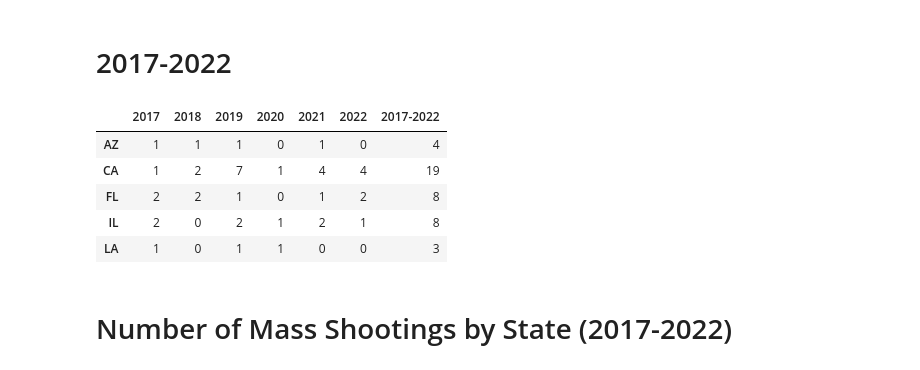
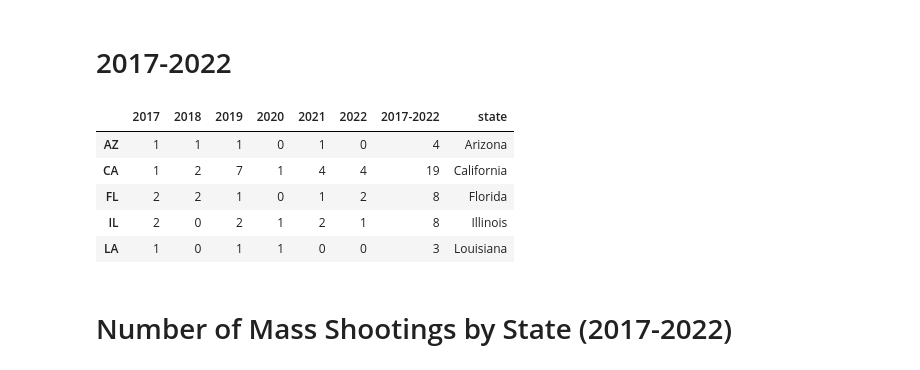
Before and after one commit to annednguyen00/CSC-698, a Jupyter notebook: 3. Dashboard/code/dashboard.ipynb, the cells around one changed output. Cells and saved outputs as stored; diff of their text form; code cells hidden in the pictures.

```diff
--- a/3. Dashboard/code/dashboard.ipynb
+++ b/3. Dashboard/code/dashboard.ipynb
@@ -189,15 +191,74 @@ dtype: int64
 # %%
 state_incidents = pd.concat([state_incidents_2017, state_incidents_2018, state_incidents_2019,
                              state_incidents_2020, state_incidents_2021, state_incidents_2022], axis=1)
 state_incidents['2017-2022'] = state_incidents.sum(axis=1)
+
+state_abbrev1 = {'AK': 'Alaska',
+                 'AL': 'Alabama',
+                 'AR': 'Arkansas',
+                 'AS': 'American Samoa',
+                 'AZ': 'Arizona',
+                 'CA': 'California',
+                 'CO': 'Colorado',
+                 'CT': 'Connecticut',
+                 'DC': 'District of Columbia',
+                 'DE': 'Delaware',
+                 'FL': 'Florida',
+                 'GA': 'Georgia',
+                 'GU': 'Guam',
+                 'HI': 'Hawaii',
+                 'IA': 'Iowa',
+                 'ID': 'Idaho',
+                 'IL': 'Illinois',
+                 'IN': 'Indiana',
+                 'KS': 'Kansas',
+                 'KY': 'Kentucky',
+                 'LA': 'Louisiana',
+                 'MA': 'Massachusetts',
+                 'MD': 'Maryland',
+                 'ME': 'Maine',
+                 'MI': 'Michigan',
+                 'MN': 'Minnesota',
+                 'MO': 'Missouri',
+                 'MP': 'Northern Mariana Islands',
+                 'MS': 'Mississippi',
+                 'MT': 'Montana',
+                 'NC': 'North Carolina',
+                 'ND': 'North Dakota',
+                 'NE': 'Nebraska',
+                 'NH': 'New Hampshire',
+                 'NJ': 'New Jersey',
+                 'NM': 'New Mexico',
+                 'NV': 'Nevada',
+                 'NY': 'New York',
+                 'OH': 'Ohio',
+                 'OK': 'Oklahoma',
+                 'OR': 'Oregon',
+                 'PA': 'Pennsylvania',
+                 'PR': 'Puerto Rico',
+                 'RI': 'Rhode Island',
+                 'SC': 'South Carolina',
+                 'SD': 'South Dakota',
+                 'TN': 'Tennessee',
+                 'TX': 'Texas',
+                 'UT': 'Utah',
+                 'VA': 'Virginia',
+                 'VI': 'Virgin Islands',
+                 'VT': 'Vermont',
+                 'WA': 'Washington',
+                 'WI': 'Wisconsin',
+                 'WV': 'West Virginia',
+                 'WY': 'Wyoming'}
+
+state_incidents['state'] = state_incidents.index.map(state_abbrev1)
 state_incidents.head()
 # %% [output]
-|  | 2017 | 2018 | 2019 | 2020 | 2021 | 2022 | 2017-2022 |
-| AZ | 1 | 1 | 1 | 0 | 1 | 0 | 4 |
-| CA | 1 | 2 | 7 | 1 | 4 | 4 | 19 |
-| FL | 2 | 2 | 1 | 0 | 1 | 2 | 8 |
-| IL | 2 | 0 | 2 | 1 | 2 | 1 | 8 |
-| LA | 1 | 0 | 1 | 1 | 0 | 0 | 3 |
+|  | 2017 | 2018 | 2019 | 2020 | 2021 | 2022 | 2017-2022 | state |
+| AZ | 1 | 1 | 1 | 0 | 1 | 0 | 4 | Arizona |
+| CA | 1 | 2 | 7 | 1 | 4 | 4 | 19 | California |
+| FL | 2 | 2 | 1 | 0 | 1 | 2 | 8 | Florida |
+| IL | 2 | 0 | 2 | 1 | 2 | 1 | 8 | Illinois |
+| LA | 1 | 0 | 1 | 1 | 0 | 0 | 3 | Louisiana |
 # %% [markdown]
 # Number of Mass Shootings by State (2017-2022)
 # %%
```
Also changed, not shown: parts of 41 cells of this notebook, 22 other files.
